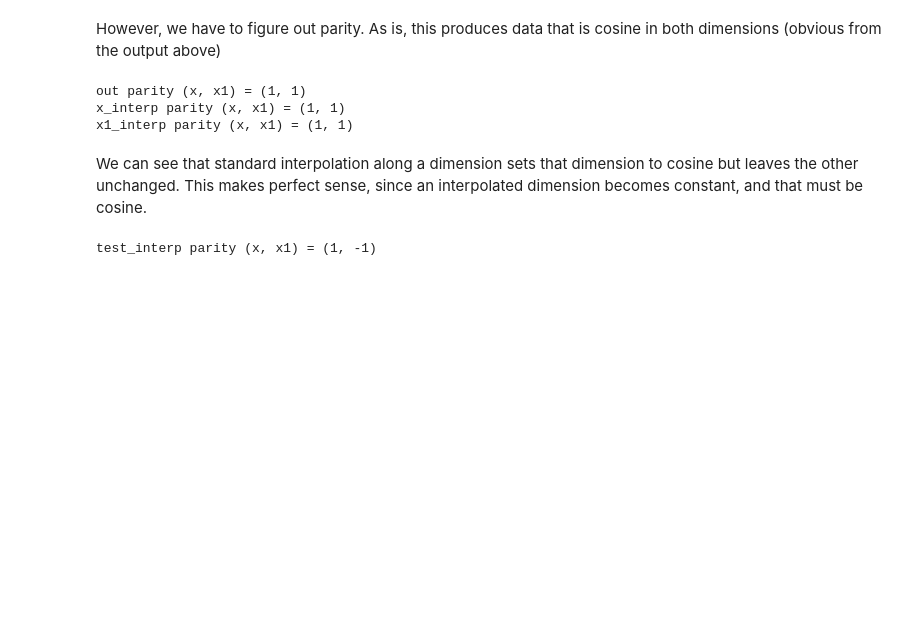
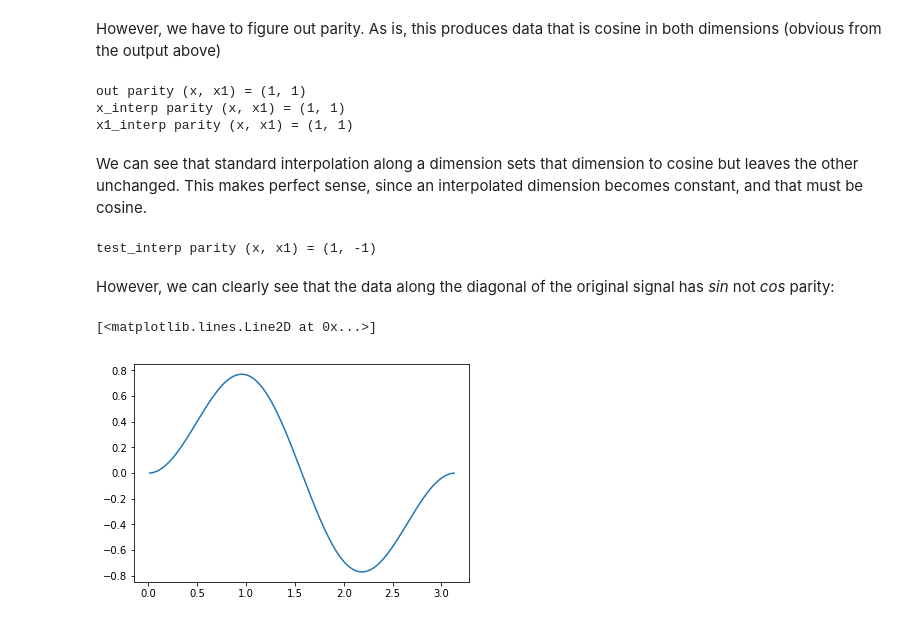
Before and after one commit to jsoishi/busse_annulus, a Jupyter notebook: python/CE2/Diagonalization.ipynb, the cells around one changed output. Saved outputs shown, nothing was run; the diff lists cells and outputs as text; code cells hidden in the pictures; blank space fills up the shorter version.

```diff
--- a/python/CE2/Diagonalization.ipynb
+++ b/python/CE2/Diagonalization.ipynb
@@ -253,3 +267,10 @@ test_interp = y2.interpolate(x=1.0)
 print("test_interp parity (x, x1) = ({}, {})".format(test_interp.meta['x']['parity'], test_interp.meta['x1']['parity']))
 # %% [output]
 test_interp parity (x, x1) = (1, -1)
+# %% [markdown]
+However, we can clearly see that the data along the diagonal of the original signal has *sin* not *cos* parity:
+# %%
+plt.plot(xx,x_interp['g'][0,:])
+# %% [output]
+[<matplotlib.lines.Line2D at 0x...>]
+[figure, added]
```
Also changed, not shown: parts of 27 cells of this notebook, 1 other file.
